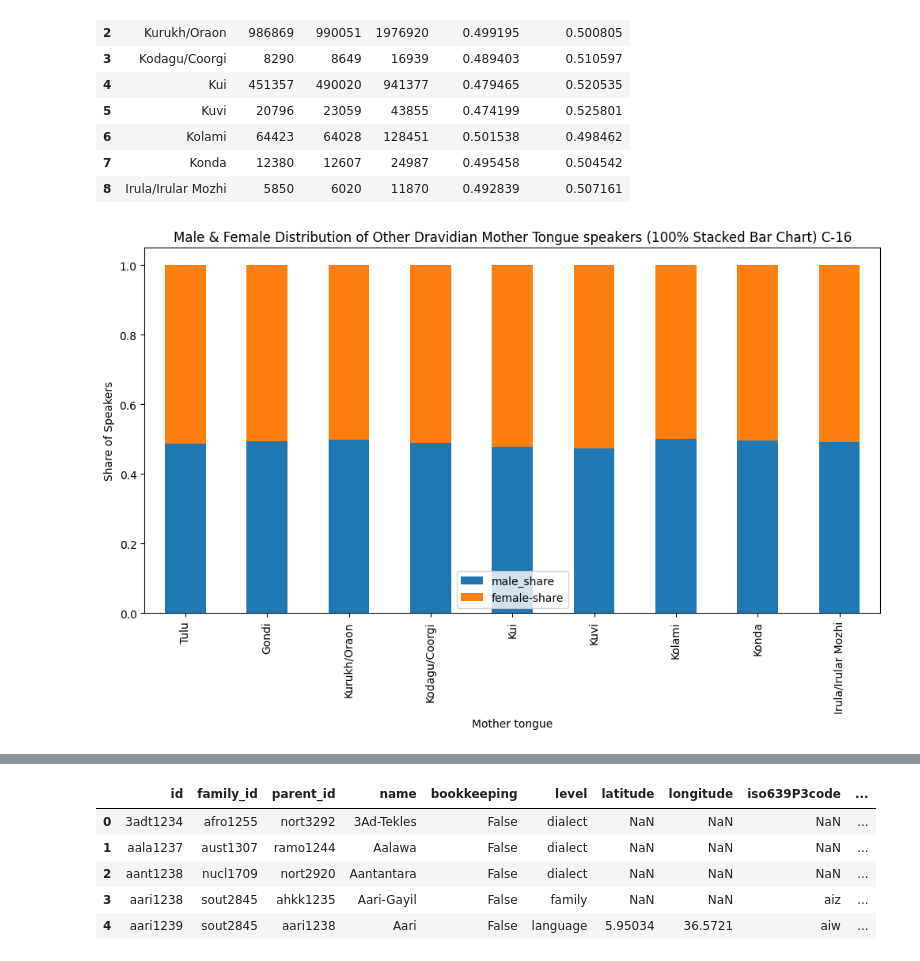
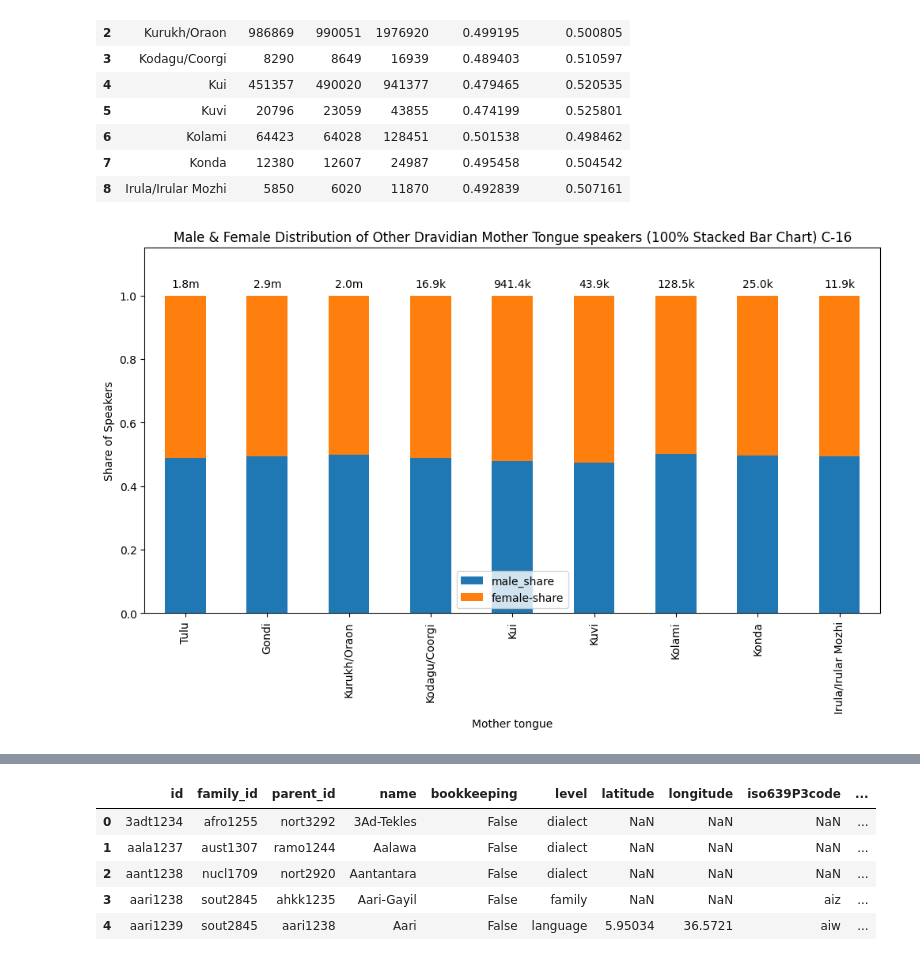
Before and after one commit to squishridyvi/Geographical-Distribution-Mapping-of-Dravidian-Languages-, a Jupyter notebook: Geographical Distribution of Dravidian Languages-Census-C-16.ipynb, the cells around one changed output, grey strips where cells are left out. Saved outputs shown, nothing was run; the diff lists cells and outputs as text; code cells hidden in the pictures.

Commit message:
Add files via upload
added stacked bar charts normalized to 1 for main dravidian languages

```diff
--- a/Geographical Distribution of Dravidian Languages-Census-C-16.ipynb
+++ b/Geographical Distribution of Dravidian Languages-Census-C-16.ipynb
@@ -1474,7 +1474,8 @@ for position, population in enumerate(rural_urban_df["Total_P"]):
         population = population/1000
         label = f"{population:.1f}k"
 
-    print(position, label)
+    ax.text(position, 1.02, label, ha="center", va="bottom")
+    ax.set_ylim(0, 1.15)
 
 ### kurukh/oraon and kodagu/coorgi have identical counts, i believe that was a typo needing correction
 # %% [output]
@@ -1523,15 +1515,25 @@ male_female_df
 # %%
 ax = male_female_df.plot(
     kind="bar",
     stacked=True,
     figsize=(12, 6),
     x="Mother tongue",
     y=["male_share", "female-share"],
 )
 plt.xlabel("Mother tongue")
 plt.ylabel("Share of Speakers");
 plt.title("Male & Female Distribution of Other Dravidian Mother Tongue speakers (100% Stacked Bar Chart) C-16");
 
-### kurukh/oraon and kodagu/coorgi have identical counts, i believe that was a typo needing correction
+
+for position, population in enumerate(male_female_df["Total_P"]):
+    if population >= 1000000:
+        population = population/1000000
+        label = f"{population:.1f}m"
+    elif population >= 1000:
+        population = population/1000
+        label = f"{population:.1f}k"
+
+    ax.text(position, 1.02, label, ha="center", va="bottom")
+ax.set_ylim(0, 1.15);
 # %% [output]
-[figure, old version]
+[figure, new version]
```
Also changed, not shown: parts of 11 cells of this notebook.
